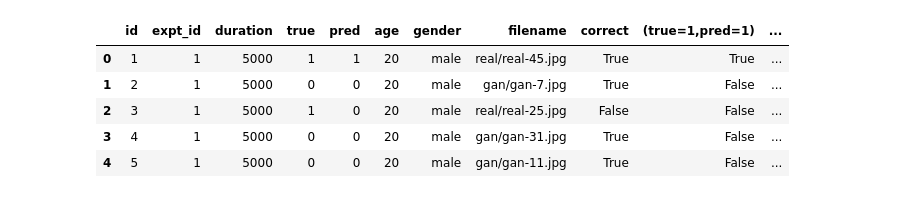
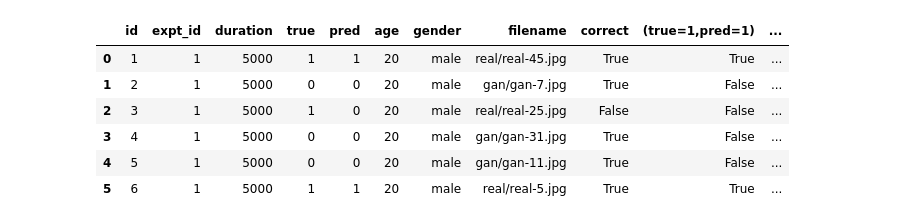
Before and after one commit to k-weng/6861-face, a Jupyter notebook: face-analysis.ipynb, the cells around one changed output. Drawn from its saved outputs; the diff is of its cells as text; code cells hidden in the pictures.

```diff
--- a/face-analysis.ipynb
+++ b/face-analysis.ipynb
@@ -7,15 +7,16 @@ import os
 # %%
 df = pd.read_csv('data.csv')
 df['correct'] = (df.true == df.pred)
 df['(true=1,pred=1)'] = (df.true == 1) &  (df.pred == 1)
 df['(true=1,pred=0)'] = (df.true == 1) &  (df.pred == 0)
 df['(true=0,pred=1)'] = (df.true == 0) &  (df.pred == 1)
 df['(true=0,pred=0)'] = (df.true == 0) &  (df.pred == 0)
-df.head()
+df[:6]
 # %% [output]
 |  | id | expt_id | duration | true | pred | age | gender | filename | correct | (true=1,pred=1) | ... |
 | 0 | 1 | 1 | 5000 | 1 | 1 | 20 | male | real/real-45.jpg | True | True | ... |
 | 1 | 2 | 1 | 5000 | 0 | 0 | 20 | male | gan/gan-7.jpg | True | False | ... |
 | 2 | 3 | 1 | 5000 | 1 | 0 | 20 | male | real/real-25.jpg | False | False | ... |
 | 3 | 4 | 1 | 5000 | 0 | 0 | 20 | male | gan/gan-31.jpg | True | False | ... |
 | 4 | 5 | 1 | 5000 | 0 | 0 | 20 | male | gan/gan-11.jpg | True | False | ... |
+| 5 | 6 | 1 | 5000 | 1 | 1 | 20 | male | real/real-5.jpg | True | True | ... |
```
Also changed, not shown: parts of 15 cells of this notebook, 12 other files.
